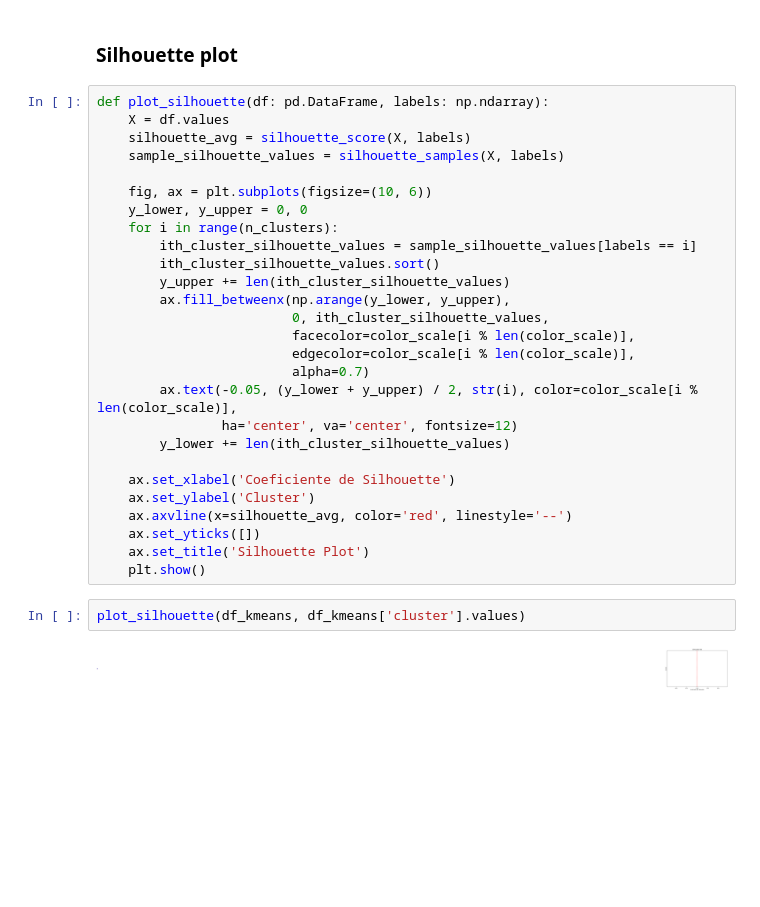
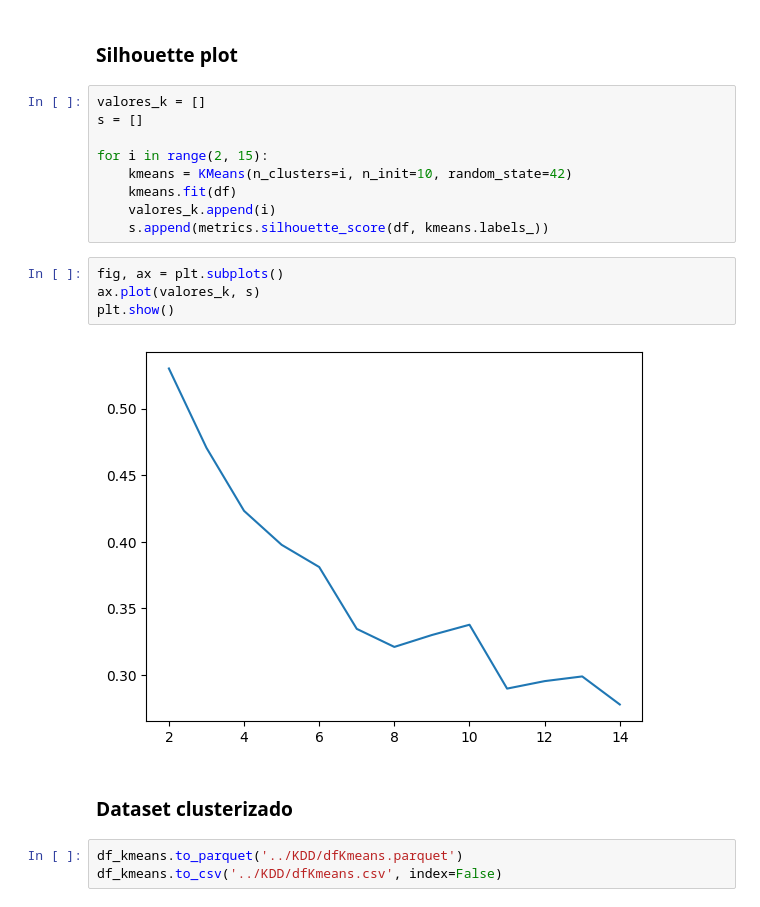
Before and after one commit to LuisHenriqueA/Diabetes-PISI3, a Jupyter notebook: KDD/Clustering.ipynb, the cells around one changed output. Drawn from its saved outputs; the diff is of its cells as text; blank space fills up the shorter version.

```diff
--- a/KDD/Clustering.ipynb
+++ b/KDD/Clustering.ipynb
@@ -95,34 +91,23 @@ When grouping with a length-1 list-like, you will need to pass a length-1 tuple
 When grouping with a length-1 list-like, you will need to pass a length-1 tuple to get_group in a future version of pandas. Pass `(name,)` instead of `name` to silence this warning.
 # %% [markdown]
 ### Silhouette plot
-# %%
-def plot_silhouette(df: pd.DataFrame, labels: np.ndarray):
-    X = df.values
-    silhouette_avg = silhouette_score(X, labels)
-    sample_silhouette_values = silhouette_samples(X, labels)
-
-    fig, ax = plt.subplots(figsize=(10, 6))
-    y_lower, y_upper = 0, 0
-    for i in range(n_clusters):
-        ith_cluster_silhouette_values = sample_silhouette_values[labels == i]
-        ith_cluster_silhouette_values.sort()
-        y_upper += len(ith_cluster_silhouette_values)
-        ax.fill_betweenx(np.arange(y_lower, y_upper),
-                         0, ith_cluster_silhouette_values,
-                         facecolor=color_scale[i % len(color_scale)],
-                         edgecolor=color_scale[i % len(color_scale)],
-                         alpha=0.7)
-        ax.text(-0.05, (y_lower + y_upper) / 2, str(i), color=color_scale[i % len(color_scale)],
-                ha='center', va='center', fontsize=12)
-        y_lower += len(ith_cluster_silhouette_values)
-
-    ax.set_xlabel('Coeficiente de Silhouette')
-    ax.set_ylabel('Cluster')
-    ax.axvline(x=silhouette_avg, color='red', linestyle='--')
-    ax.set_yticks([])
-    ax.set_title('Silhouette Plot')
-    plt.show()
-# %%
-plot_silhouette(df_kmeans, df_kmeans['cluster'].values)
-# %% [output]
-[figure, removed]
+# %%
+valores_k = []
+s = []
+
+for i in range(2, 15):
+    kmeans = KMeans(n_clusters=i, n_init=10, random_state=42)
+    kmeans.fit(df)
+    valores_k.append(i)
+    s.append(metrics.silhouette_score(df, kmeans.labels_))
+# %%
+fig, ax = plt.subplots()
+ax.plot(valores_k, s)
+plt.show()
+# %% [output]
+[figure, added]
+# %% [markdown]
+### Dataset clusterizado
+# %%
+df_kmeans.to_parquet('../KDD/dfKmeans.parquet')
+df_kmeans.to_csv('../KDD/dfKmeans.csv', index=False)
```
Also changed, not shown: parts of 6 cells of this notebook, 2 other files.
